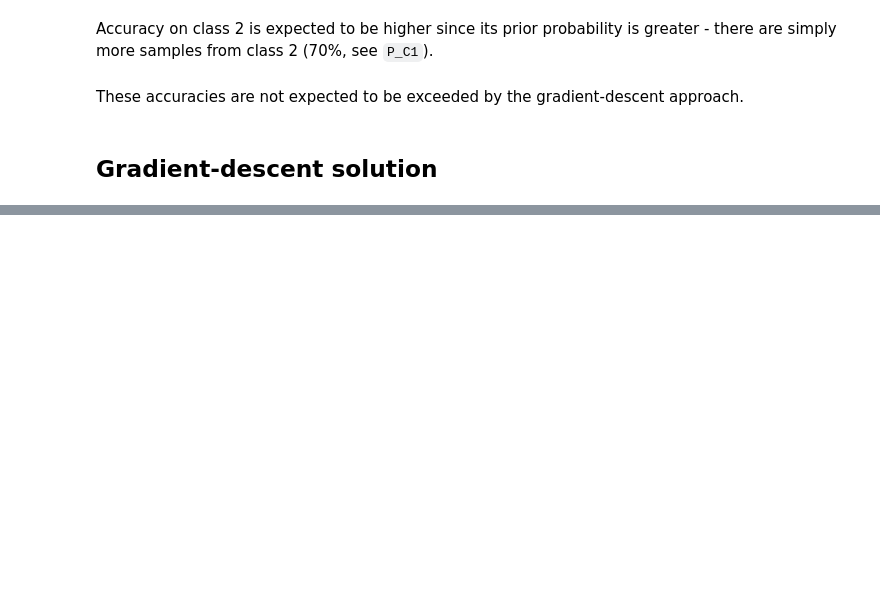
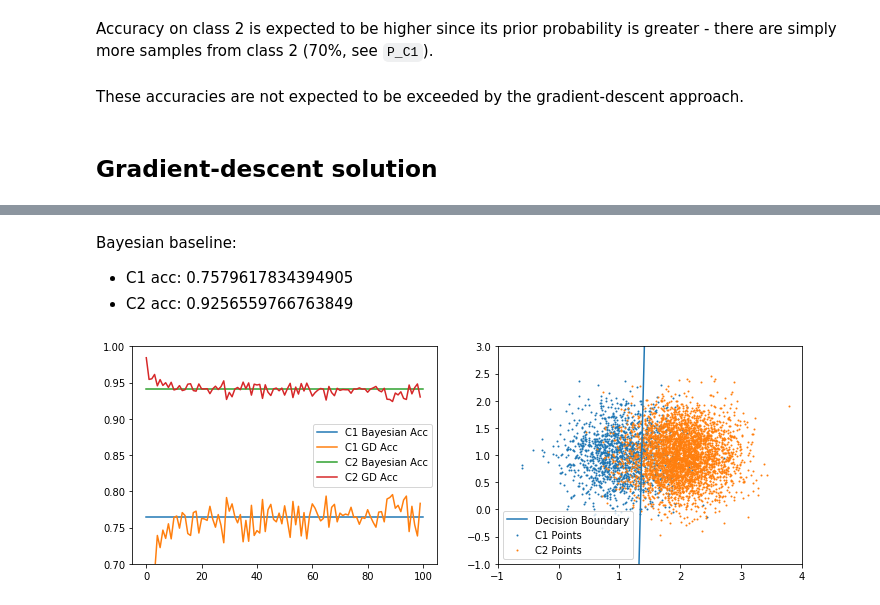
Before and after one commit to zhihanyang2022/bishop1995_notes, a Jupyter notebook: c3_single_layer_networks/bayes_rule_and_neural_network.ipynb, the cells around one changed output, grey strips where cells are left out. Saved outputs shown, nothing was run; the diff lists cells and outputs as text; code cells hidden in the pictures; blank space fills up the shorter version.

```diff
--- a/c3_single_layer_networks/bayes_rule_and_neural_network.ipynb
+++ b/c3_single_layer_networks/bayes_rule_and_neural_network.ipynb
@@ -296,0 +317,23 @@ for i in range(10):
+# %%
+def get_acc_of_c2_samps(yhatb, yb):
+    return np.mean(get_preds_of_c2_samps(yhatb, yb) > 0.5)
+# %% [markdown]
+Bayesian baseline:
+- C1 acc: 0.7579617834394905
+- C2 acc: 0.9256559766763849
+# %%
+class MetricCallback():
+
+    def on_train_begin(self):
+        self.value_per_epoch = []
+
+    def on_epoch_begin(self):
+        self.num_batches = 0
+        self.weighted_values = []
+
+    def on_loss_end(self, value, bs):
+        self.weighted_values.append(value * bs)
+        self.num_batches += bs
+
+    def on_epoch_end(self):
+        self.value_per_epoch.append(np.sum(self.weighted_values) / self.num_batches)
@@ -296,0 +384,39 @@ for i in range(10):
+# %%
+fig = plt.figure(figsize=(12, 4))
+
+fig.add_subplot(121)
+
+plt.plot([0, 100], [bayesian_baseline_acc_c1, bayesian_baseline_acc_c1], label='C1 Bayesian Acc')
+plt.plot(acc_cb_c1.value_per_epoch, label='C1 GD Acc')
+
+plt.plot([0, 100], [bayesian_baseline_acc_c2, bayesian_baseline_acc_c2], label='C2 Bayesian Acc')
+plt.plot(acc_cb_c2.value_per_epoch, label='C2 GD Acc')
+
+plt.legend()
+plt.ylim(0.7, 1.0)
+
+# ========== second subplot
+
+fig.add_subplot(122)
+
+weight, bias = list(model.parameters())
+weight, bias = weight.detach().numpy()[0], bias.detach().numpy()
+
+xs = np.array([-1, 4])
+
+# weight[0] * feature_1 + weight[1] * feature_2 + bias = 0
+# feature_2 = (-weight[0] * feature_1 - bias) / weight[1]
+
+ys = (-weight[0] * xs - bias) / weight[1]
+plt.scatter(c1_test_samps[FEATURE_1], c1_test_samps[FEATURE_2], s=1, label='C1 Points')
+plt.scatter(c2_test_samps[FEATURE_1], c2_test_samps[FEATURE_2], s=1, label='C2 Points')
+plt.plot(xs, ys, label='Decision Boundary')
+
+plt.legend()
+
+plt.xlim(-1, 4)
+plt.ylim(-1, 3)
+
+plt.show()
+# %% [output]
+[figure, added]
```
Also changed, not shown: parts of 21 cells of this notebook.
